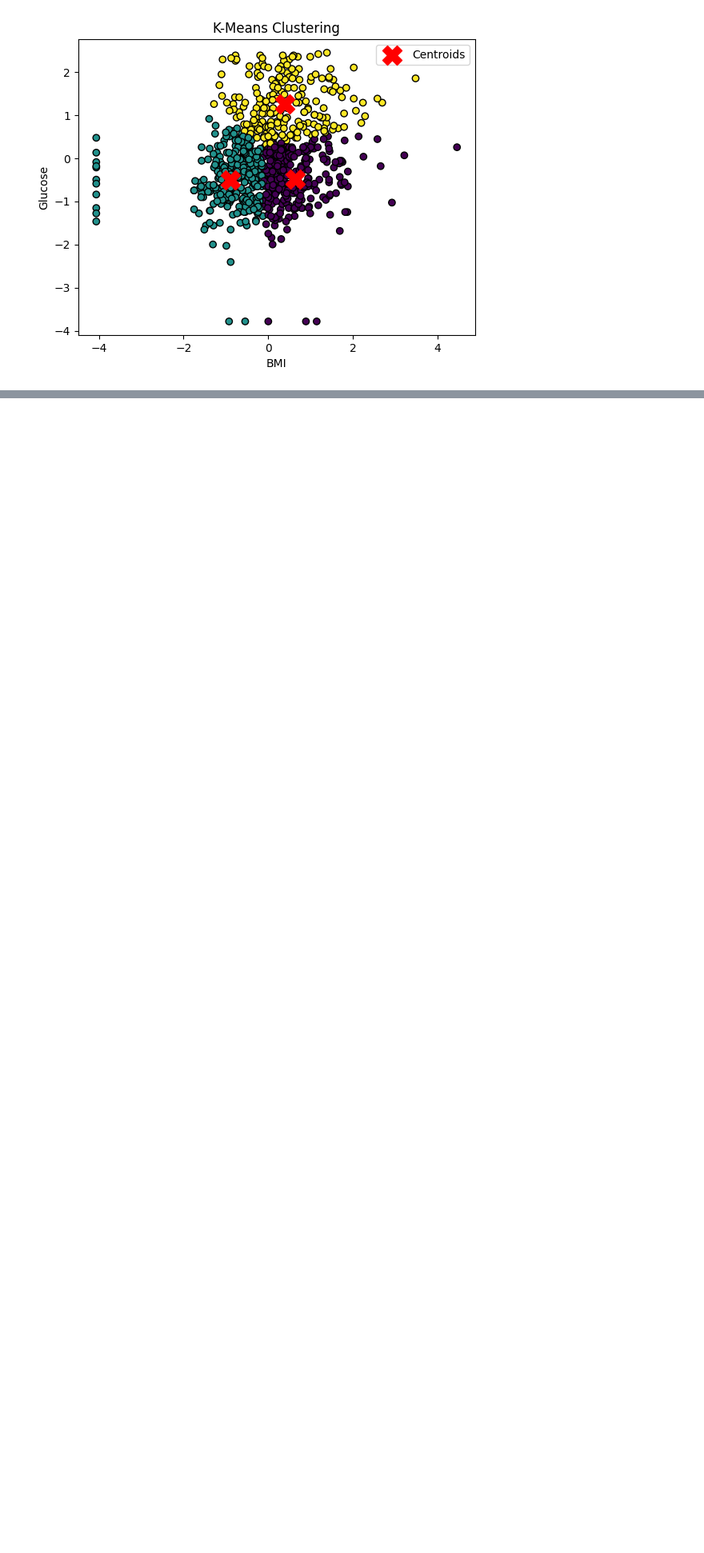
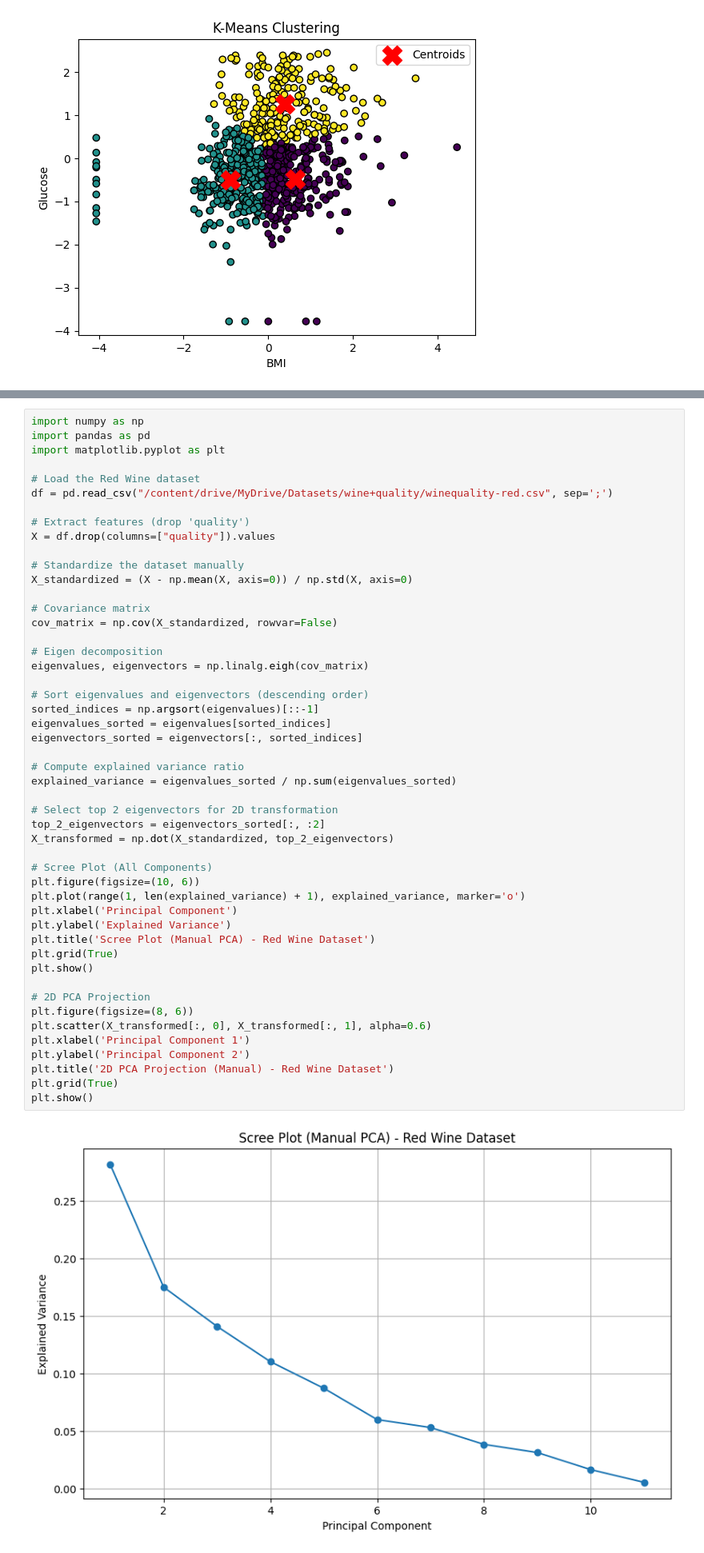
Before and after one commit to EN-03/Repository_1, a Jupyter notebook: BML.ipynb, the cells around one changed output, grey strips where cells are left out. Shown at 80% size. Saved outputs shown, nothing was run; the diff lists cells and outputs as text; blank space fills up the shorter version.

```diff
--- a/BML.ipynb
+++ b/BML.ipynb
@@ -625,0 +628,51 @@ plt.show()
+# %%
+import numpy as np
+import pandas as pd
+import matplotlib.pyplot as plt
+
+# Load the Red Wine dataset
+df = pd.read_csv("/content/drive/MyDrive/Datasets/wine+quality/winequality-red.csv", sep=';')
+
+# Extract features (drop 'quality')
+X = df.drop(columns=["quality"]).values
+
+# Standardize the dataset manually
+X_standardized = (X - np.mean(X, axis=0)) / np.std(X, axis=0)
+
+# Covariance matrix
+cov_matrix = np.cov(X_standardized, rowvar=False)
+
+# Eigen decomposition
+eigenvalues, eigenvectors = np.linalg.eigh(cov_matrix)
+
+# Sort eigenvalues and eigenvectors (descending order)
+sorted_indices = np.argsort(eigenvalues)[::-1]
+eigenvalues_sorted = eigenvalues[sorted_indices]
+eigenvectors_sorted = eigenvectors[:, sorted_indices]
+
+# Compute explained variance ratio
+explained_variance = eigenvalues_sorted / np.sum(eigenvalues_sorted)
+
+# Select top 2 eigenvectors for 2D transformation
+top_2_eigenvectors = eigenvectors_sorted[:, :2]
+X_transformed = np.dot(X_standardized, top_2_eigenvectors)
+
+# Scree Plot (All Components)
+plt.figure(figsize=(10, 6))
+plt.plot(range(1, len(explained_variance) + 1), explained_variance, marker='o')
+plt.xlabel('Principal Component')
+plt.ylabel('Explained Variance')
+plt.title('Scree Plot (Manual PCA) - Red Wine Dataset')
+plt.grid(True)
+plt.show()
+
+# 2D PCA Projection
+plt.figure(figsize=(8, 6))
+plt.scatter(X_transformed[:, 0], X_transformed[:, 1], alpha=0.6)
+plt.xlabel('Principal Component 1')
+plt.ylabel('Principal Component 2')
+plt.title('2D PCA Projection (Manual) - Red Wine Dataset')
+plt.grid(True)
+plt.show()
+# %% [output]
+[figure, added]
```
Also changed, not shown: parts of 34 cells of this notebook.
